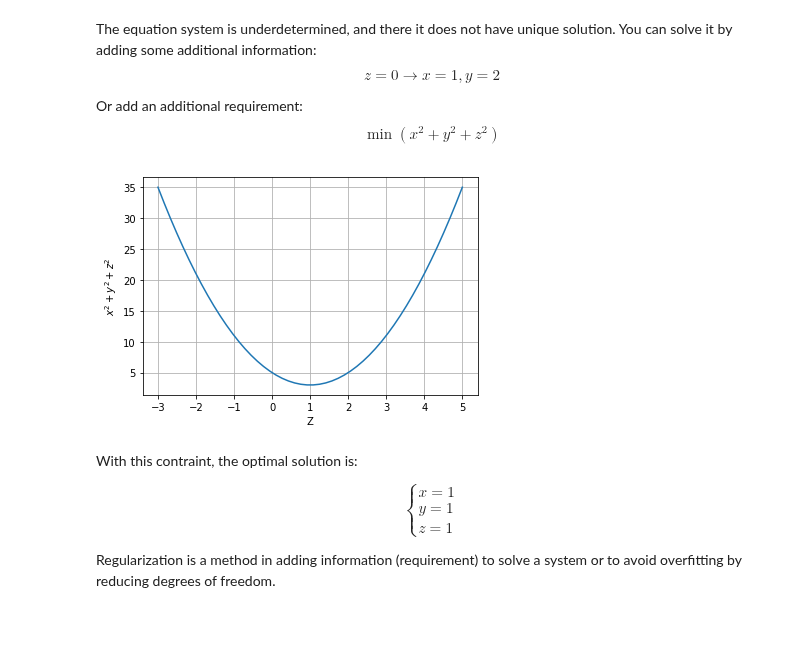
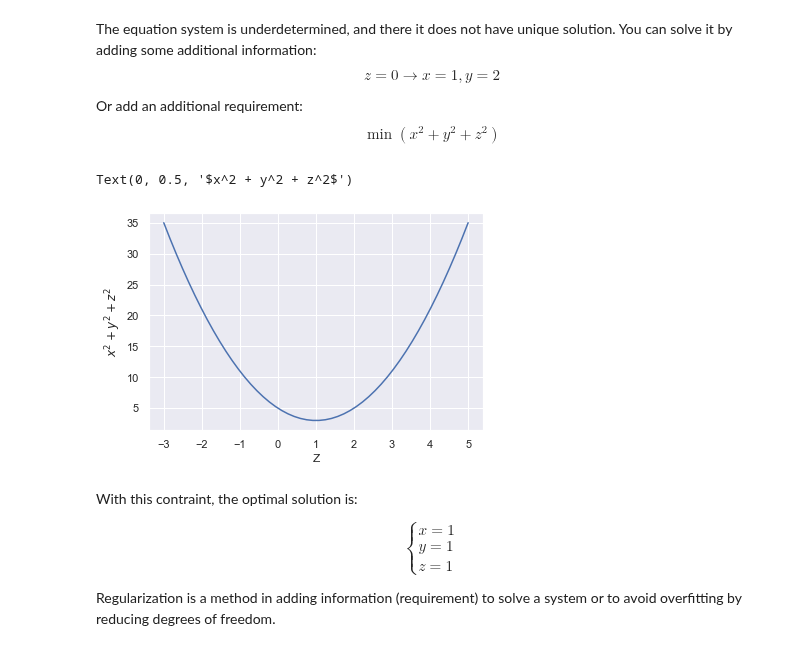
Before and after one commit to pevalisuo/AML, a Jupyter notebook: lectures/Regression.ipynb, the cells around one changed output. Saved outputs shown, nothing was run; the diff lists cells and outputs as text; code cells hidden in the pictures; blank space fills up the shorter version.

```diff
--- a/lectures/Regression.ipynb
+++ b/lectures/Regression.ipynb
@@ -96,15 +96,18 @@ $$
 # %%
 import numpy as np
 import matplotlib.pyplot as plt
+import seaborn as sns
+sns.set()
+
 z=np.linspace(-3,5)
 y=2-z
 x=1
 plt.plot(z, x**2+y**2+z**2)
 plt.xlabel('Z')
 plt.ylabel('$x^2 + y^2 + z^2$')
-plt.grid()
 # %% [output]
+Text(0, 0.5, '$x^2 + y^2 + z^2$')
-[figure, old version]
+[figure, new version]
 # %% [markdown]
 With this contraint, the optimal solution is:
 
```
Also changed, not shown: parts of 10 cells of this notebook, 1 other file.
